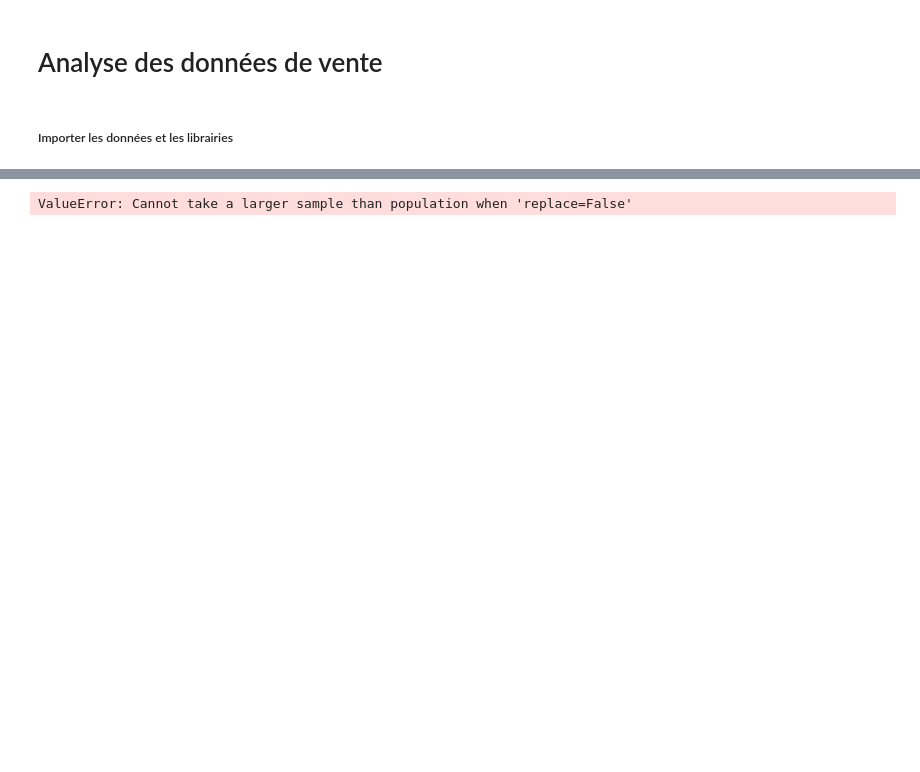
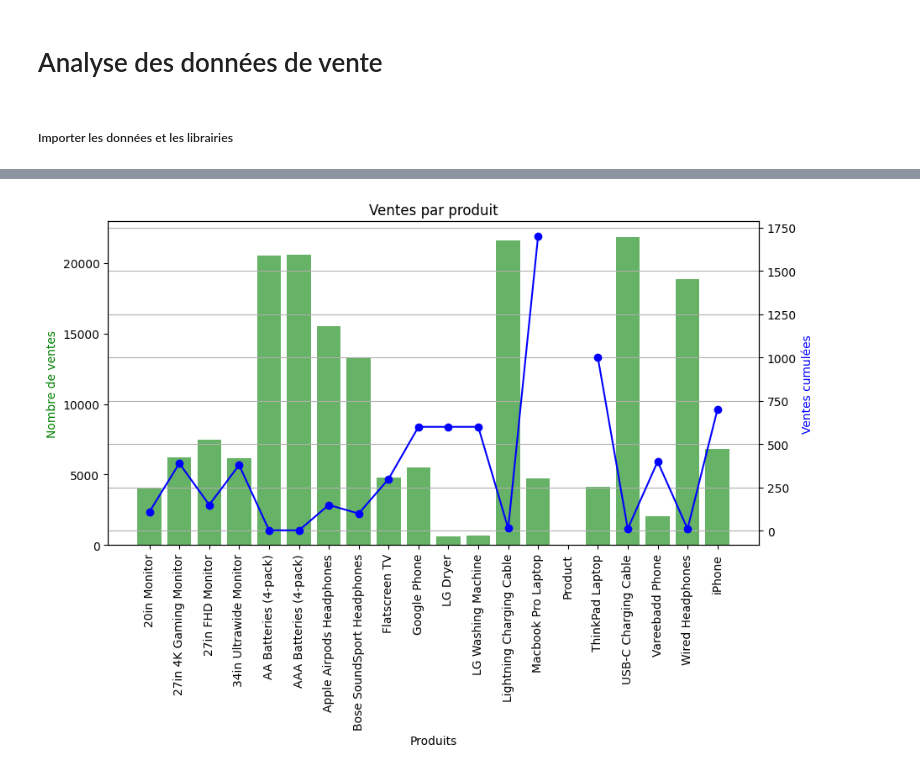
Before and after one commit to JWulfran/Python_for_Data_Science, a Jupyter notebook: Sales_analysis.ipynb, the cells around one changed output, grey strips where cells are left out. Saved outputs shown, nothing was run; the diff lists cells and outputs as text; code cells hidden in the pictures; blank space fills up the shorter version.

```diff
--- a/Sales_analysis.ipynb
+++ b/Sales_analysis.ipynb
@@ -72,0 +183,3 @@ df[df.isna().any(axis=1)]
+# %%
+Product_sales = df.groupby('Product')['Vente'].count()
+Product_sales
@@ -73,4 +204,17 @@ df[df.isna().any(axis=1)]
 # %%
-df.sample(20)
+prix_article = df.groupby('Product')['Price2'].mean()
+
+fig, ax1 = plt.subplots(figsize=(10, 5))
+ax2 = ax1.twinx()
+
+ax1.bar(Product_sales.index, Product_sales.values, color='g', alpha=0.6, label='Nombre de ventes')
+ax2.plot(Product_sales.index, prix_article, color='b', marker='o', label='Prix moyen par article')
+ax1.set_xticklabels(Product_sales.index, rotation=90)
+ax1.set_xlabel('Produits')
+ax1.set_ylabel('Nombre de ventes', color='g')
+ax2.set_ylabel('Ventes cumulées', color ='b')
+ax1.set_title('Ventes par produit')
+plt.grid()
+plt.show()
 # %% [output]
-ValueError: Cannot take a larger sample than population when 'replace=False'
+[figure, added]
```
Also changed, not shown: parts of 32 cells of this notebook.
